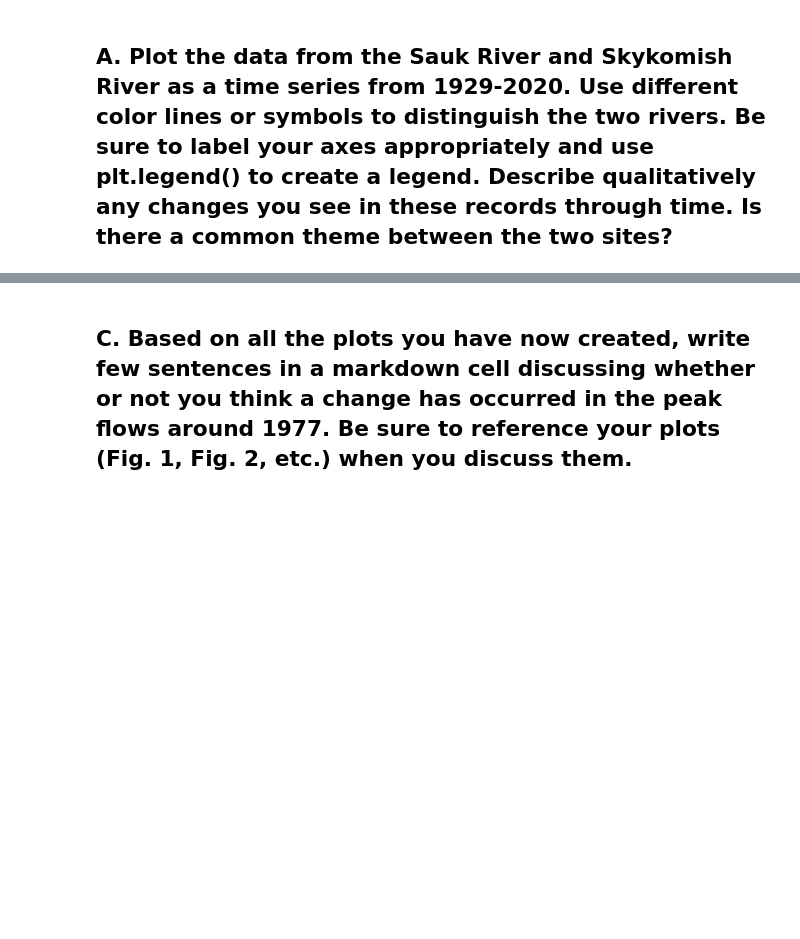
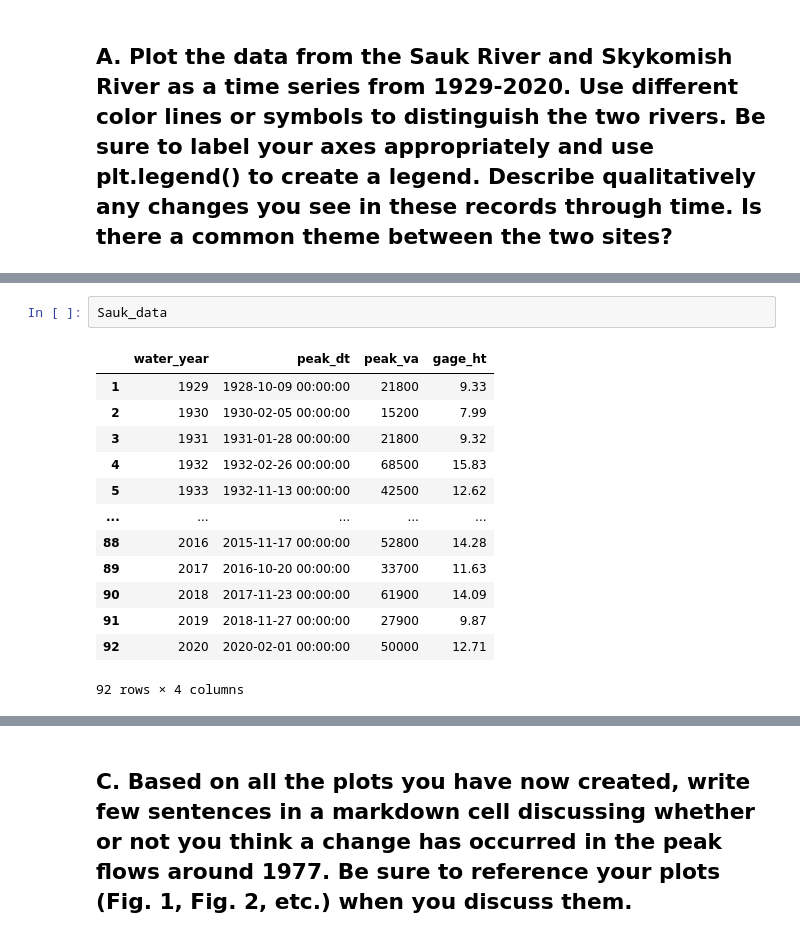
Before and after one commit to egagli/cewa565, a Jupyter notebook: homework/1/hw1.ipynb, the cells around one changed output, grey strips where cells are left out. Saved outputs shown, nothing was run; the diff lists cells and outputs as text; blank space fills up the shorter version.

```diff
--- a/homework/1/hw1.ipynb
+++ b/homework/1/hw1.ipynb
@@ -12,0 +23,16 @@ Note that annual peak flows are reported by water year (Oct 1 of the previous ca
+# %%
+Sauk_data
+# %% [output]
+|  | water_year | peak_dt | peak_va | gage_ht |
+| 1 | 1929 | 1928-10-09 00:00:00 | 21800 | 9.33 |
+| 2 | 1930 | 1930-02-05 00:00:00 | 15200 | 7.99 |
+| 3 | 1931 | 1931-01-28 00:00:00 | 21800 | 9.32 |
+| 4 | 1932 | 1932-02-26 00:00:00 | 68500 | 15.83 |
+| 5 | 1933 | 1932-11-13 00:00:00 | 42500 | 12.62 |
+| ... | ... | ... | ... | ... |
+| 88 | 2016 | 2015-11-17 00:00:00 | 52800 | 14.28 |
+| 89 | 2017 | 2016-10-20 00:00:00 | 33700 | 11.63 |
+| 90 | 2018 | 2017-11-23 00:00:00 | 61900 | 14.09 |
+| 91 | 2019 | 2018-11-27 00:00:00 | 27900 | 9.87 |
+| 92 | 2020 | 2020-02-01 00:00:00 | 50000 | 12.71 |
+92 rows × 4 columns
```
Also changed, not shown: parts of 5 cells of this notebook, 1 other file.
